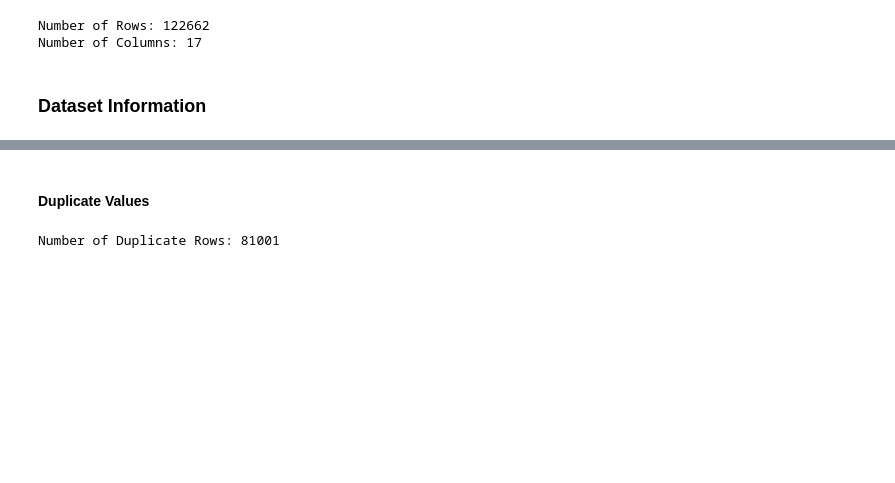
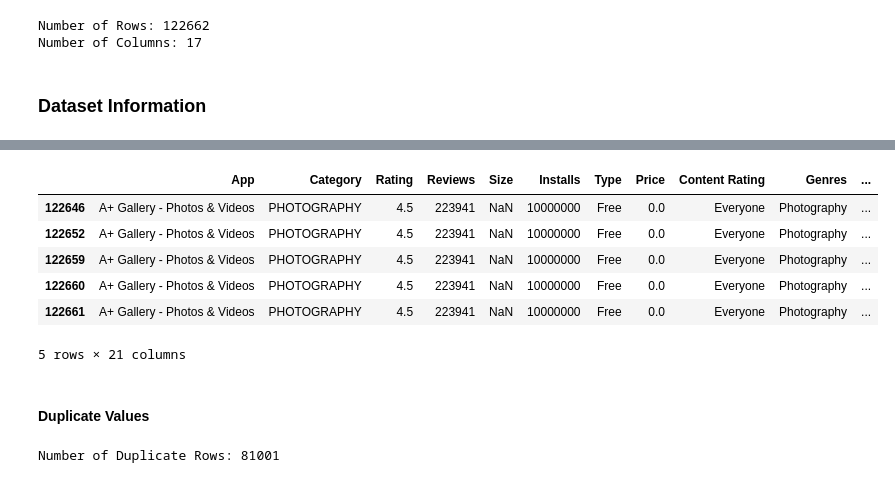
Before and after one commit to Himanshu-Bytes/Play-Store-App-Review-Analysis, a Jupyter notebook: Play_Store_App_Review_Analysis_EDA_Project.ipynb, the cells around one changed output, grey strips where cells are left out. Drawn from its saved outputs; the diff is of its cells as text; code cells hidden in the pictures; blank space fills up the shorter version.

```diff
--- a/Play_Store_App_Review_Analysis_EDA_Project.ipynb
+++ b/Play_Store_App_Review_Analysis_EDA_Project.ipynb
@@ -189,3 +198,13 @@ memory usage: 16.8+ MB
+# %%
+merged_df.tail()
+# %% [output]
+|  | App | Category | Rating | Reviews | Size | Installs | Type | Price | Content Rating | Genres | ... |
+| 122646 | A+ Gallery - Photos & Videos | PHOTOGRAPHY | 4.5 | 223941 | NaN | 10000000 | Free | 0.0 | Everyone | Photography | ... |
+| 122652 | A+ Gallery - Photos & Videos | PHOTOGRAPHY | 4.5 | 223941 | NaN | 10000000 | Free | 0.0 | Everyone | Photography | ... |
+| 122659 | A+ Gallery - Photos & Videos | PHOTOGRAPHY | 4.5 | 223941 | NaN | 10000000 | Free | 0.0 | Everyone | Photography | ... |
+| 122660 | A+ Gallery - Photos & Videos | PHOTOGRAPHY | 4.5 | 223941 | NaN | 10000000 | Free | 0.0 | Everyone | Photography | ... |
+| 122661 | A+ Gallery - Photos & Videos | PHOTOGRAPHY | 4.5 | 223941 | NaN | 10000000 | Free | 0.0 | Everyone | Photography | ... |
+5 rows × 21 columns
 # %% [markdown]
 #### Duplicate Values
 # %%
```
Also changed, not shown: parts of 15 cells of this notebook.
